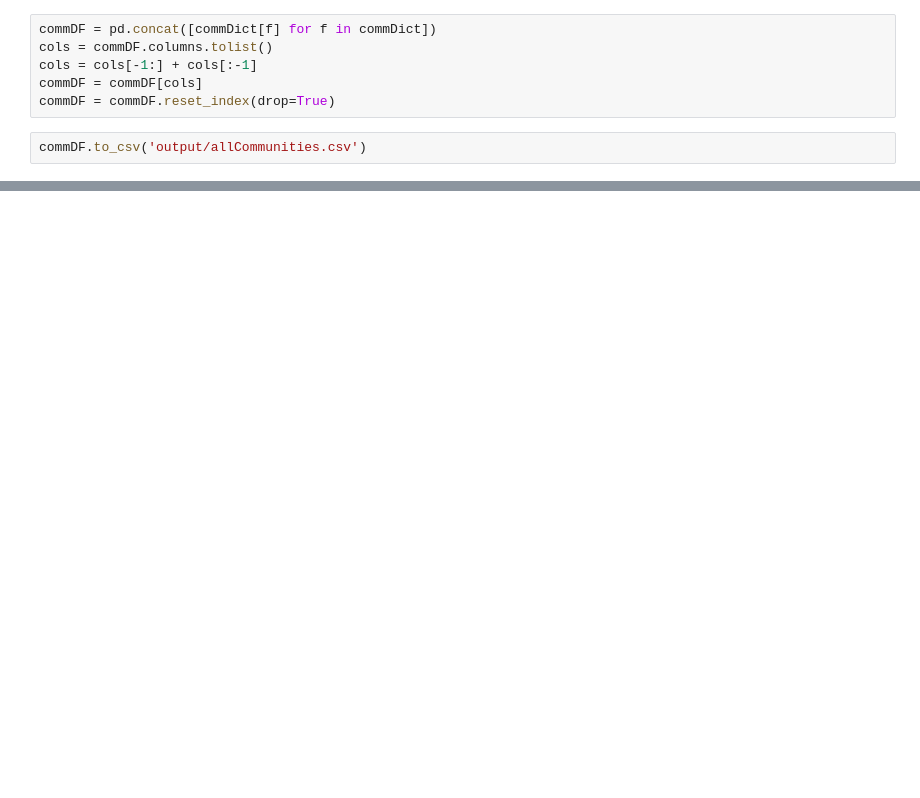
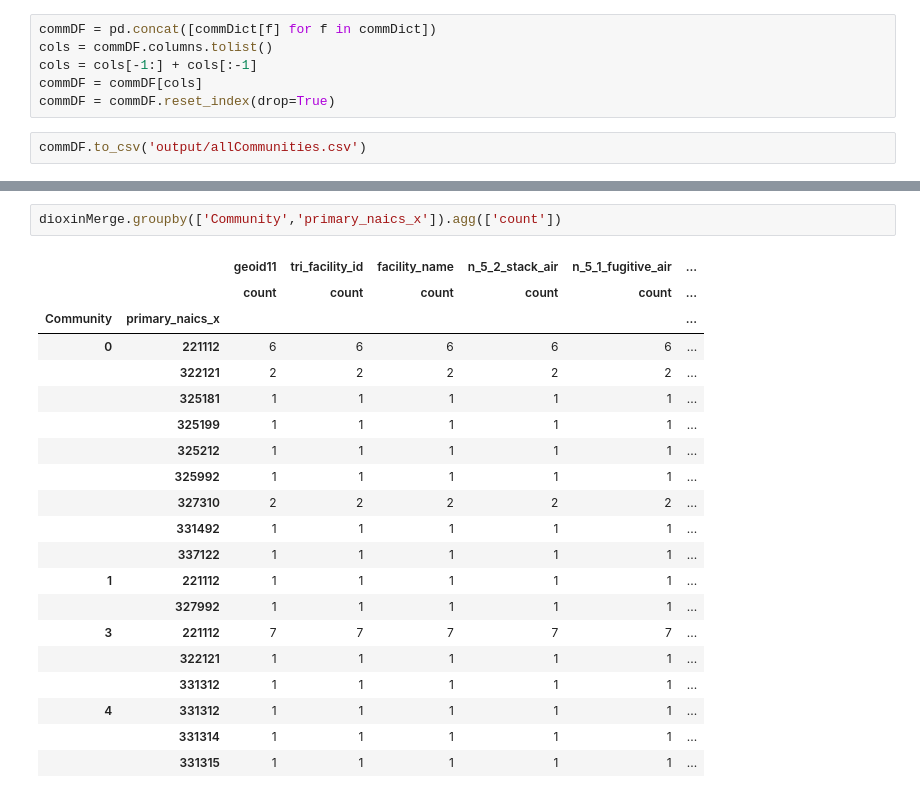
Before and after one commit to stevecarrea/ny_tri_networkAnalysis, a Jupyter notebook: communityAnalysis.ipynb, the cells around one changed output, grey strips where cells are left out. Saved outputs shown, nothing was run; the diff lists cells and outputs as text; blank space fills up the shorter version.

```diff
--- a/communityAnalysis.ipynb
+++ b/communityAnalysis.ipynb
@@ -121,0 +203,23 @@ data[data['Community']==commOfInterest].drop(colsToDrop, axis=1)
+# %%
+dioxinMerge.groupby(['Community','primary_naics_x']).agg(['count'])
+# %% [output]
+|  |  | geoid11 | tri_facility_id | facility_name | n_5_2_stack_air | n_5_1_fugitive_air | ... |
+|  |  | count | count | count | count | count | ... |
+| Community | primary_naics_x |  |  |  |  |  | ... |
+| 0 | 221112 | 6 | 6 | 6 | 6 | 6 | ... |
+|  | 322121 | 2 | 2 | 2 | 2 | 2 | ... |
+|  | 325181 | 1 | 1 | 1 | 1 | 1 | ... |
+|  | 325199 | 1 | 1 | 1 | 1 | 1 | ... |
+|  | 325212 | 1 | 1 | 1 | 1 | 1 | ... |
+|  | 325992 | 1 | 1 | 1 | 1 | 1 | ... |
+|  | 327310 | 2 | 2 | 2 | 2 | 2 | ... |
+|  | 331492 | 1 | 1 | 1 | 1 | 1 | ... |
+|  | 337122 | 1 | 1 | 1 | 1 | 1 | ... |
+| 1 | 221112 | 1 | 1 | 1 | 1 | 1 | ... |
+|  | 327992 | 1 | 1 | 1 | 1 | 1 | ... |
+| 3 | 221112 | 7 | 7 | 7 | 7 | 7 | ... |
+|  | 322121 | 1 | 1 | 1 | 1 | 1 | ... |
+|  | 331312 | 1 | 1 | 1 | 1 | 1 | ... |
+| 4 | 331312 | 1 | 1 | 1 | 1 | 1 | ... |
+|  | 331314 | 1 | 1 | 1 | 1 | 1 | ... |
+|  | 331315 | 1 | 1 | 1 | 1 | 1 | ... |
```
Also changed, not shown: parts of 19 cells of this notebook, 14 other files.
